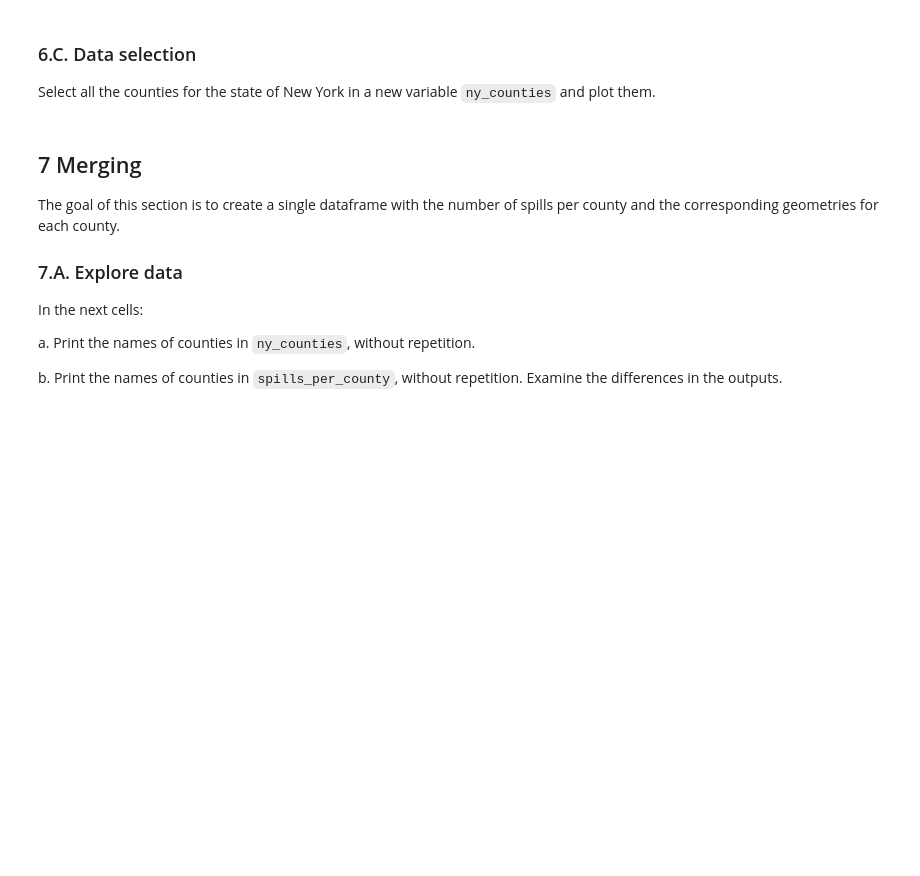
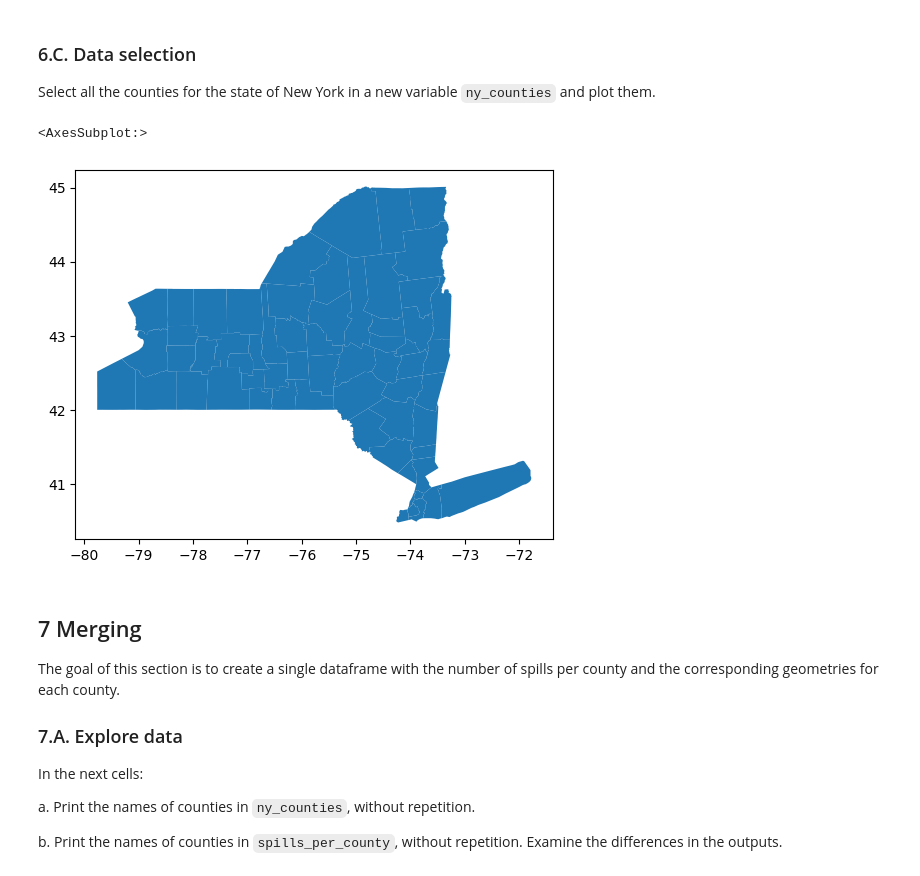
Before and after one commit to nmoraescommit/eds220-hwk3, a Jupyter notebook: hwk3-task1-spills.ipynb, the cells around one changed output. Drawn from its saved outputs; the diff is of its cells as text; code cells hidden in the pictures; blank space fills up the shorter version.

```diff
--- a/hwk3-task1-spills.ipynb
+++ b/hwk3-task1-spills.ipynb
@@ -383,7 +400,14 @@ counties.columns = (counties.columns
 Select all the counties for the state of New York in a new variable `ny_counties` and plot them.
 # %%
 # Your code here
+# Filter for NY counties
 ny_counties = counties[counties['statefp'] == '36']
+
+# Plot ny_counties
+ny_counties.plot()
+# %% [output]
+<AxesSubplot:>
+[figure, added]
 # %% [markdown]
 ## 7 Merging
 
```
Also changed, not shown: parts of 31 cells of this notebook, 1 other file.
